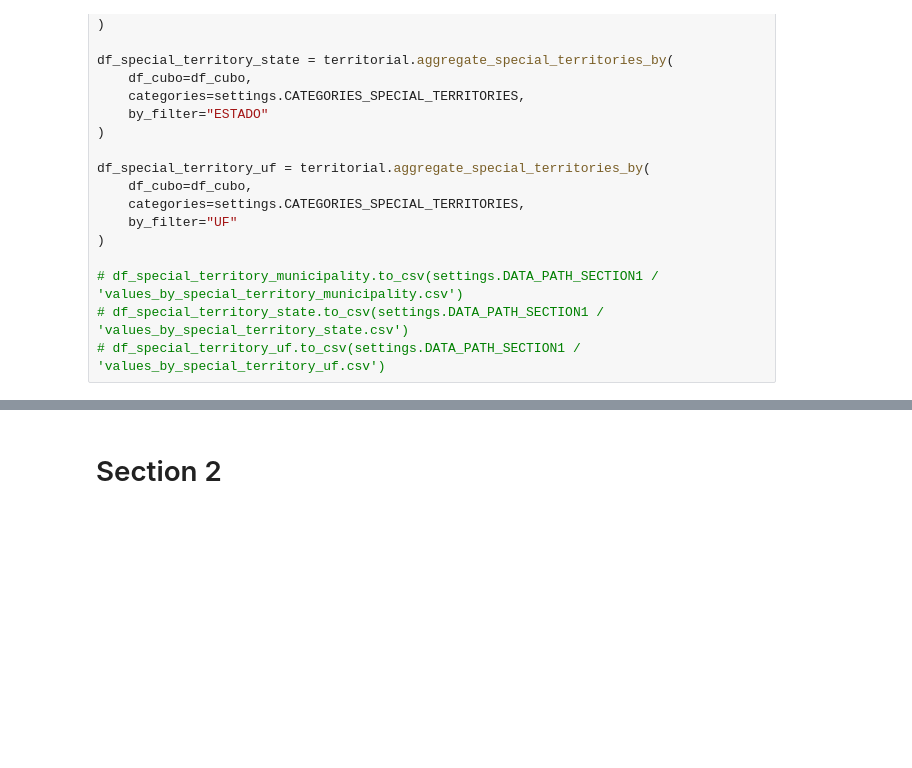
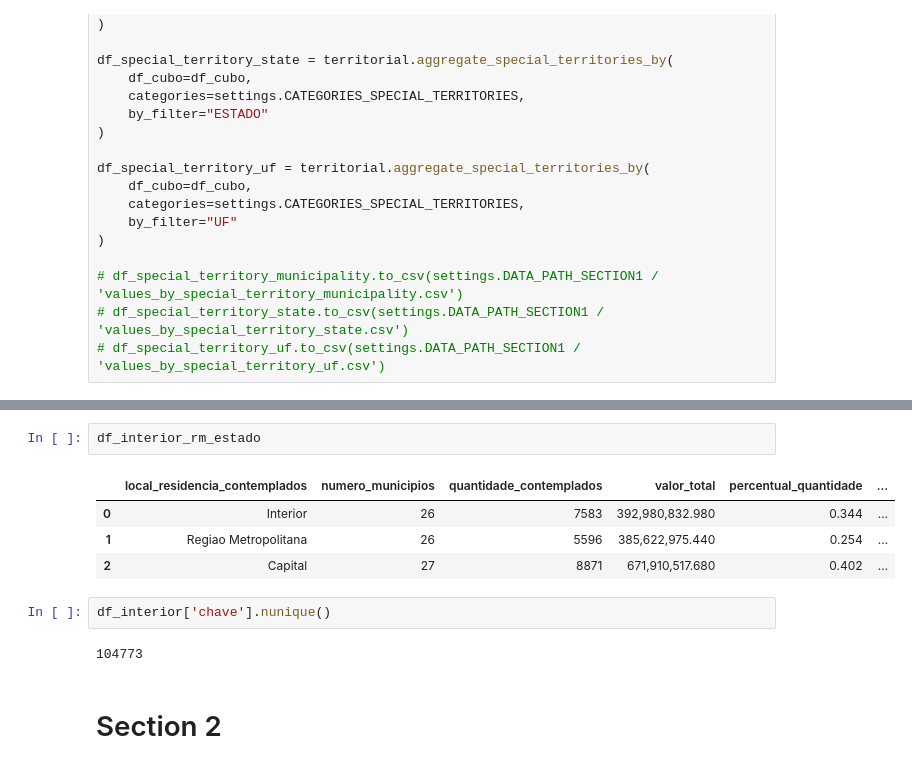
Before and after one commit to SGE-Subsecretaria-de-Gestao-Estrategica/pnab-data-vis, a Jupyter notebook: src/notebooks/gabriel_create_csv.ipynb, the cells around one changed output, grey strips where cells are left out. Cells and saved outputs as stored; diff of their text form; blank space fills up the shorter version.

```diff
--- a/src/notebooks/gabriel_create_csv.ipynb
+++ b/src/notebooks/gabriel_create_csv.ipynb
@@ -209,3 +225,14 @@ df_cubo.head(2)
+# %%
+df_interior_rm_estado
+# %% [output]
+|  | local_residencia_contemplados | numero_municipios | quantidade_contemplados | valor_total | percentual_quantidade | ... |
+| 0 | Interior | 26 | 7583 | 392,980,832.980 | 0.344 | ... |
+| 1 | Regiao Metropolitana | 26 | 5596 | 385,622,975.440 | 0.254 | ... |
+| 2 | Capital | 27 | 8871 | 671,910,517.680 | 0.402 | ... |
+# %%
+df_interior['chave'].nunique()
+# %% [output]
+104773
 # %% [markdown]
 # Section 2
 # %%
```
Also changed, not shown: parts of 10 cells of this notebook, 2 other files.
